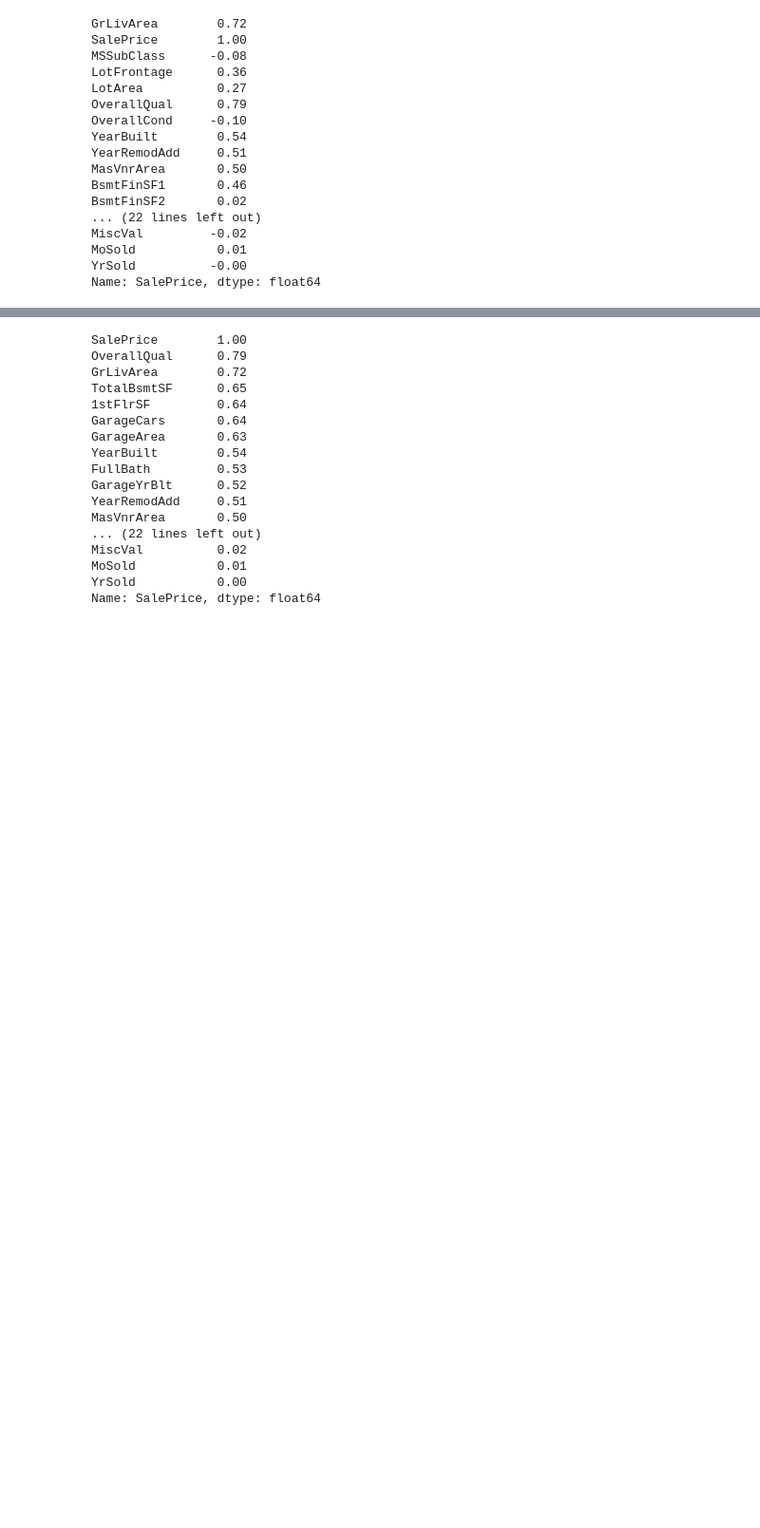
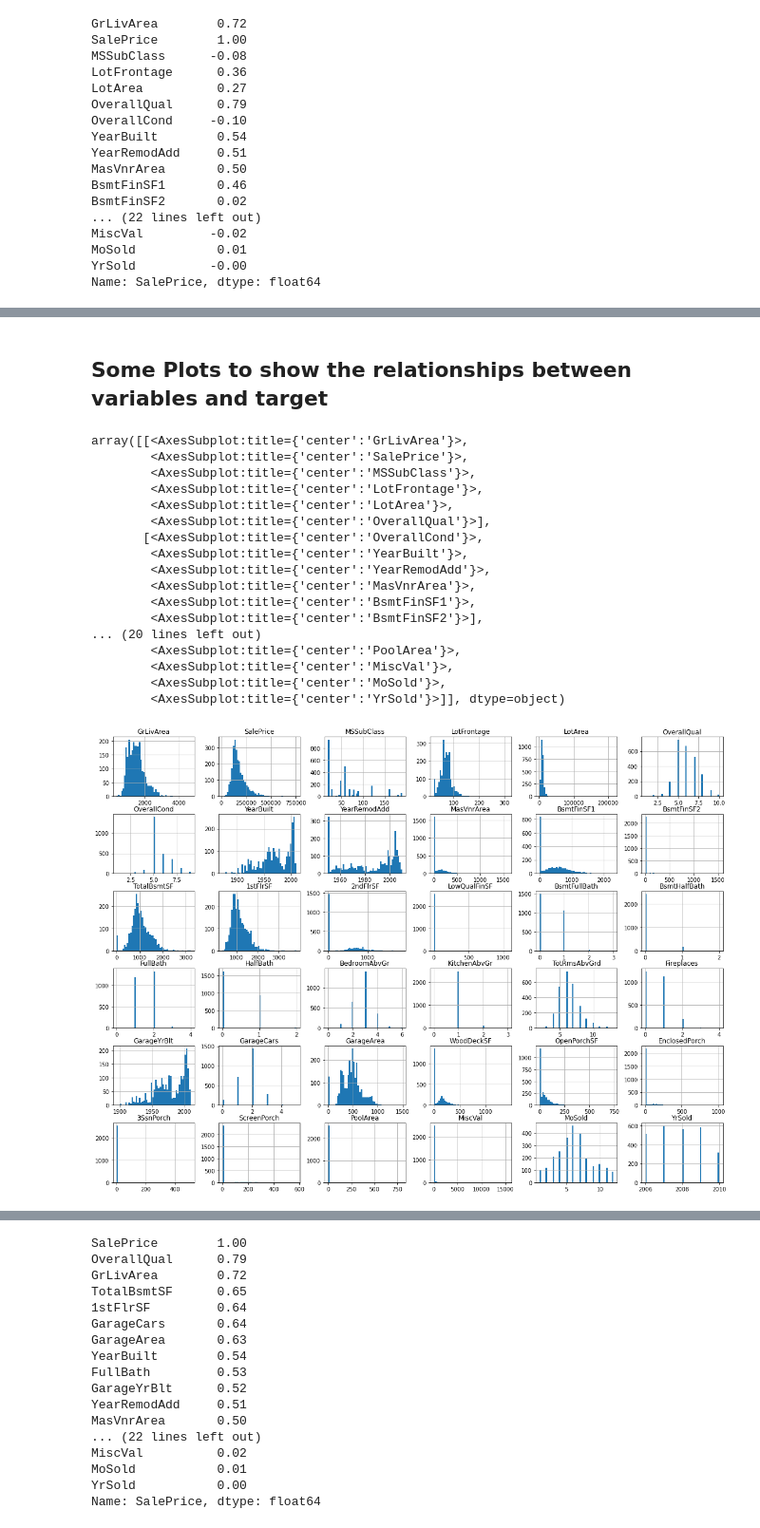
Before and after one commit to amandamanfredo1/Machine_Learning_Ames_Housing_Kaggle, a Jupyter notebook: Chance/Project 3 - Chance.ipynb, the cells around one changed output, grey strips where cells are left out. Shown: that part at 95% size. Cells and saved outputs as stored; diff of their text form; code cells hidden in the pictures; blank space fills up the shorter version.

```diff
--- a/Chance/Project 3 - Chance.ipynb
+++ b/Chance/Project 3 - Chance.ipynb
@@ -82,0 +138,24 @@ Name: SalePrice, dtype: float64
+# %% [markdown]
+## Some Plots to show the relationships between variables and target
+# %%
+#Distributions of numerical variables including target
+House_Main_Num.hist(bins=50,figsize=(20,15))
+# %% [output]
+array([[<AxesSubplot:title={'center':'GrLivArea'}>,
+        <AxesSubplot:title={'center':'SalePrice'}>,
+        <AxesSubplot:title={'center':'MSSubClass'}>,
+        <AxesSubplot:title={'center':'LotFrontage'}>,
+        <AxesSubplot:title={'center':'LotArea'}>,
+        <AxesSubplot:title={'center':'OverallQual'}>],
+       [<AxesSubplot:title={'center':'OverallCond'}>,
+        <AxesSubplot:title={'center':'YearBuilt'}>,
+        <AxesSubplot:title={'center':'YearRemodAdd'}>,
+        <AxesSubplot:title={'center':'MasVnrArea'}>,
+        <AxesSubplot:title={'center':'BsmtFinSF1'}>,
+        <AxesSubplot:title={'center':'BsmtFinSF2'}>],
+... (20 lines left out)
+        <AxesSubplot:title={'center':'PoolArea'}>,
+        <AxesSubplot:title={'center':'MiscVal'}>,
+        <AxesSubplot:title={'center':'MoSold'}>,
+        <AxesSubplot:title={'center':'YrSold'}>]], dtype=object)
+[figure, added]
```
Also changed, not shown: parts of 56 cells of this notebook.
